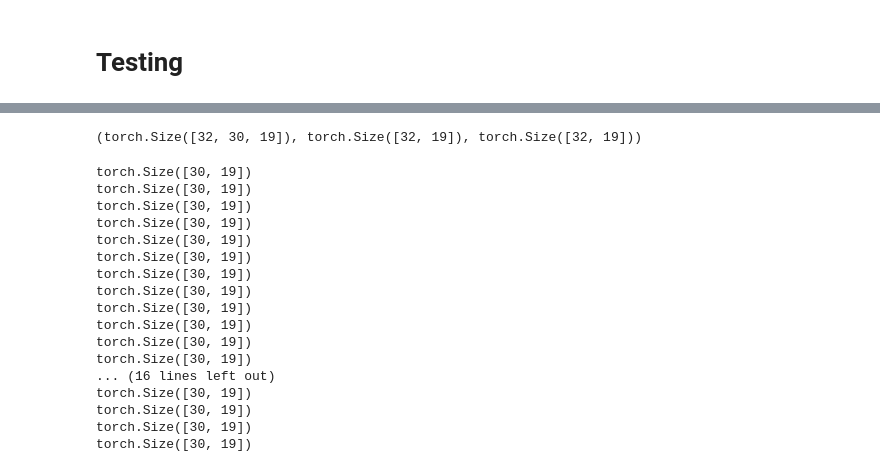
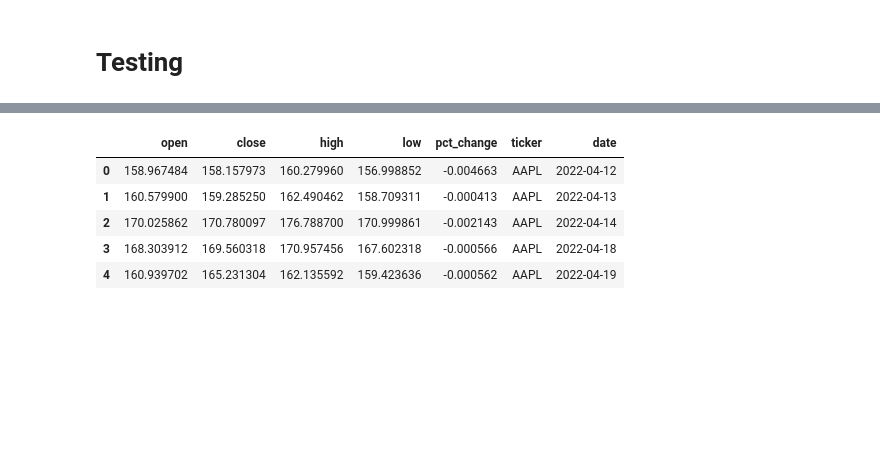
Before and after one commit to oragamiman01/stock_prediction, a Jupyter notebook: test_transformer.ipynb, the cells around one changed output, grey strips where cells are left out. Drawn from its saved outputs; the diff is of its cells as text; code cells hidden in the pictures; blank space fills up the shorter version.

```diff
--- a/test_transformer.ipynb
+++ b/test_transformer.ipynb
@@ -298,25 +388,0 @@ out = model(x_batch)
-# %%
-x_batch.shape, y_batch.shape, out.shape
-# %% [output]
-(torch.Size([32, 30, 19]), torch.Size([32, 19]), torch.Size([32, 19]))
-# %%
-for batch in x_batch:
-    print(batch.shape)
-# %% [output]
-torch.Size([30, 19])
-torch.Size([30, 19])
-torch.Size([30, 19])
-torch.Size([30, 19])
-torch.Size([30, 19])
-torch.Size([30, 19])
-torch.Size([30, 19])
-torch.Size([30, 19])
-torch.Size([30, 19])
-torch.Size([30, 19])
-torch.Size([30, 19])
-torch.Size([30, 19])
-... (16 lines left out)
-torch.Size([30, 19])
-torch.Size([30, 19])
-torch.Size([30, 19])
-torch.Size([30, 19])
@@ -345,0 +446,9 @@ with torch.no_grad():
+# %%
+df_pred.head()
+# %% [output]
+|  | open | close | high | low | pct_change | ticker | date |
+| 0 | 158.967484 | 158.157973 | 160.279960 | 156.998852 | -0.004663 | AAPL | 2022-04-12 |
+| 1 | 160.579900 | 159.285250 | 162.490462 | 158.709311 | -0.000413 | AAPL | 2022-04-13 |
+| 2 | 170.025862 | 170.780097 | 176.788700 | 170.999861 | -0.002143 | AAPL | 2022-04-14 |
+| 3 | 168.303912 | 169.560318 | 170.957456 | 167.602318 | -0.000566 | AAPL | 2022-04-18 |
+| 4 | 160.939702 | 165.231304 | 162.135592 | 159.423636 | -0.000562 | AAPL | 2022-04-19 |
```
Also changed, not shown: parts of 19 cells of this notebook.
